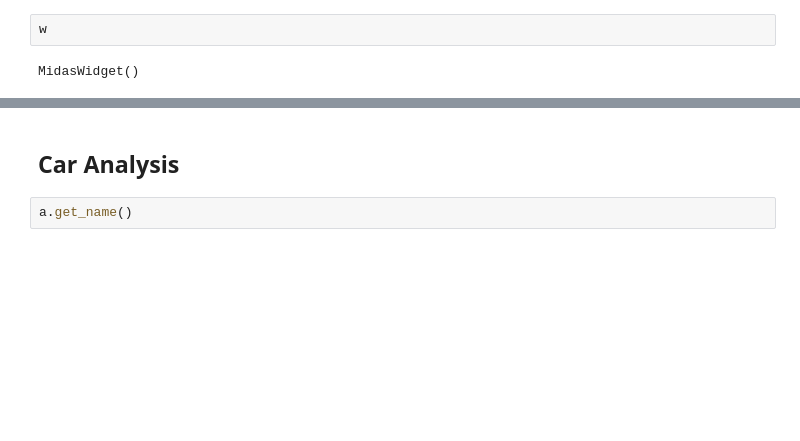
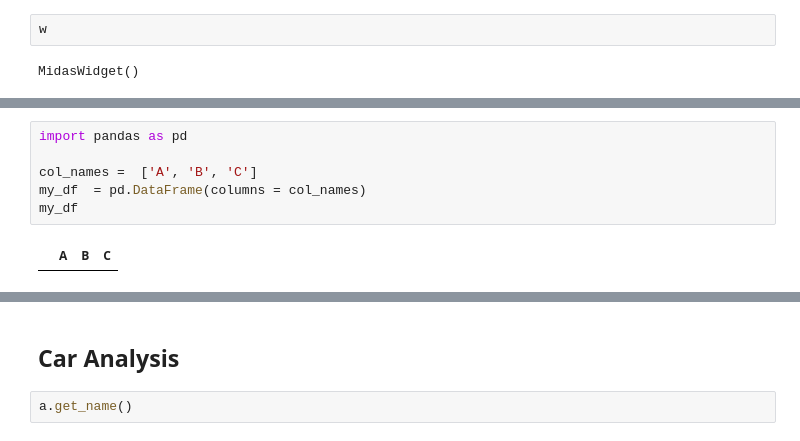
Before and after one commit to yifanwu/b2, a Jupyter notebook: notebooks/Planned Features.ipynb, the cells around one changed output, grey strips where cells are left out. Drawn from its saved outputs; the diff is of its cells as text; blank space fills up the shorter version.

```diff
--- a/notebooks/Planned Features.ipynb
+++ b/notebooks/Planned Features.ipynb
@@ -32,0 +134,8 @@ MidasWidget()
+# %%
+import pandas as pd
+
+col_names =  ['A', 'B', 'C']
+my_df  = pd.DataFrame(columns = col_names)
+my_df
+# %% [output]
+|  | A | B | C |
```
Also changed, not shown: parts of 19 cells of this notebook, 9 other files.
